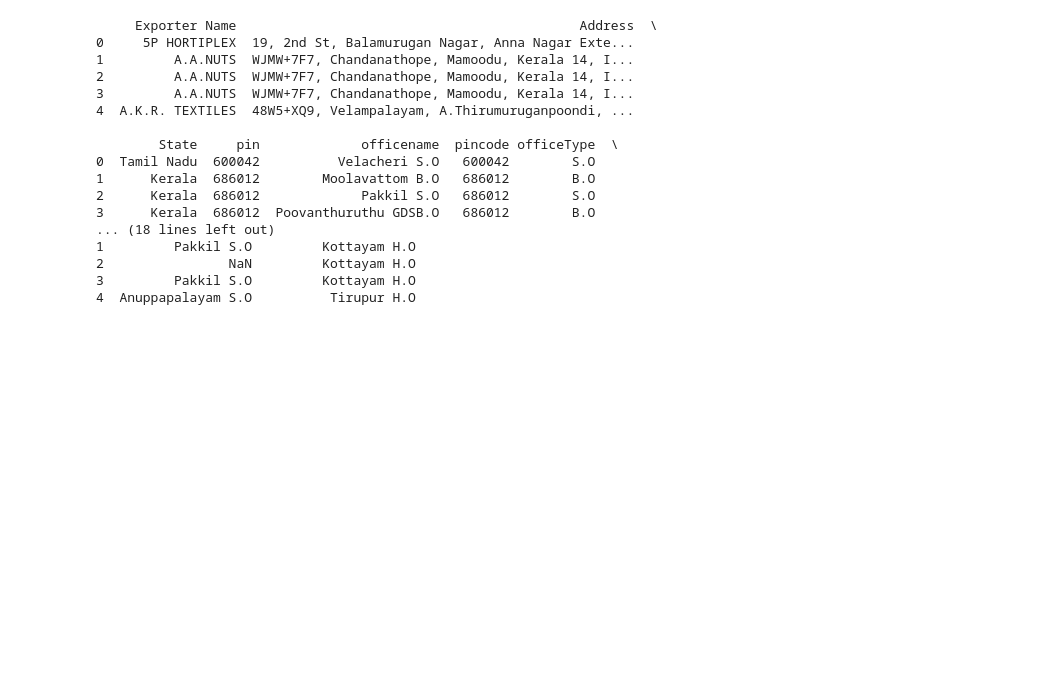
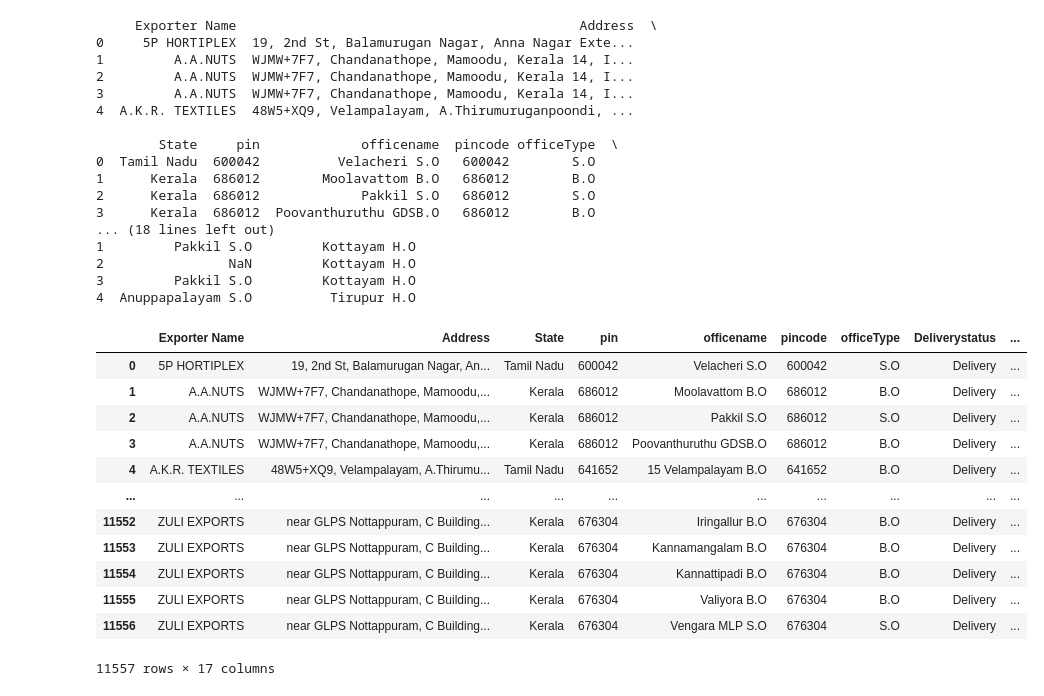
Before and after one commit to NATPAC-Internship/Augustine, a Jupyter notebook: Export/Code/Clean/pin.ipynb, the cells around one changed output. Saved outputs shown, nothing was run; the diff lists cells and outputs as text; code cells hidden in the pictures; blank space fills up the shorter version.

Commit message:
modified pin

```diff
--- a/Export/Code/Clean/pin.ipynb
+++ b/Export/Code/Clean/pin.ipynb
@@ -275,3 +275,23 @@ print(merged_df.head())
 4  Anuppapalayam S.O          Tirupur H.O
 # %%
 merged_df.to_csv(r'C:\Users\augus\OneDrive\Desktop\js\Cargo predict\Export\Dataset\pin_file.csv', index=False)
+# %%
+import pandas as pd
+import numpy as nb
+
+df = pd.read_csv(r'C:\Users\augus\OneDrive\Desktop\js\Cargo predict\Export\Dataset\pin_modified.csv')
+df
+# %% [output]
+|  | Exporter Name | Address | State | pin | officename | pincode | officeType | Deliverystatus | ... |
+| 0 | 5P HORTIPLEX | 19, 2nd St, Balamurugan Nagar, An... | Tamil Nadu | 600042 | Velacheri S.O | 600042 | S.O | Delivery | ... |
+| 1 | A.A.NUTS | WJMW+7F7, Chandanathope, Mamoodu,... | Kerala | 686012 | Moolavattom B.O | 686012 | B.O | Delivery | ... |
+| 2 | A.A.NUTS | WJMW+7F7, Chandanathope, Mamoodu,... | Kerala | 686012 | Pakkil S.O | 686012 | S.O | Delivery | ... |
+| 3 | A.A.NUTS | WJMW+7F7, Chandanathope, Mamoodu,... | Kerala | 686012 | Poovanthuruthu GDSB.O | 686012 | B.O | Delivery | ... |
+| 4 | A.K.R. TEXTILES | 48W5+XQ9, Velampalayam, A.Thirumu... | Tamil Nadu | 641652 | 15 Velampalayam B.O | 641652 | B.O | Delivery | ... |
+| ... | ... | ... | ... | ... | ... | ... | ... | ... | ... |
+| 11552 | ZULI EXPORTS | near GLPS Nottappuram, C Building... | Kerala | 676304 | Iringallur B.O | 676304 | B.O | Delivery | ... |
+| 11553 | ZULI EXPORTS | near GLPS Nottappuram, C Building... | Kerala | 676304 | Kannamangalam B.O | 676304 | B.O | Delivery | ... |
+| 11554 | ZULI EXPORTS | near GLPS Nottappuram, C Building... | Kerala | 676304 | Kannattipadi B.O | 676304 | B.O | Delivery | ... |
+| 11555 | ZULI EXPORTS | near GLPS Nottappuram, C Building... | Kerala | 676304 | Valiyora B.O | 676304 | B.O | Delivery | ... |
+| 11556 | ZULI EXPORTS | near GLPS Nottappuram, C Building... | Kerala | 676304 | Vengara MLP S.O | 676304 | S.O | Delivery | ... |
+11557 rows × 17 columns
```
Also changed, not shown: parts of 3 cells of this notebook, 1 other file.
